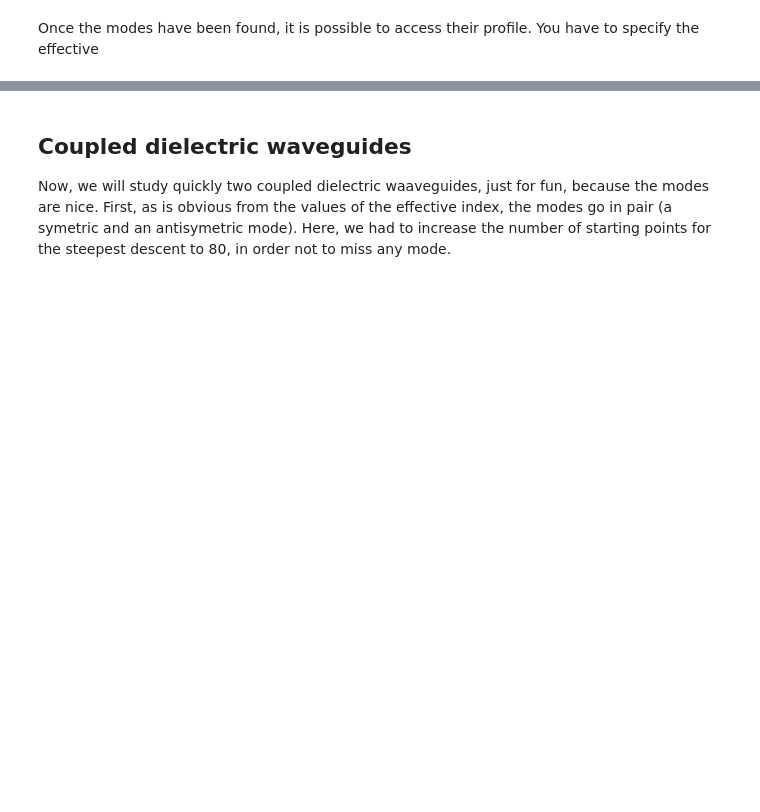
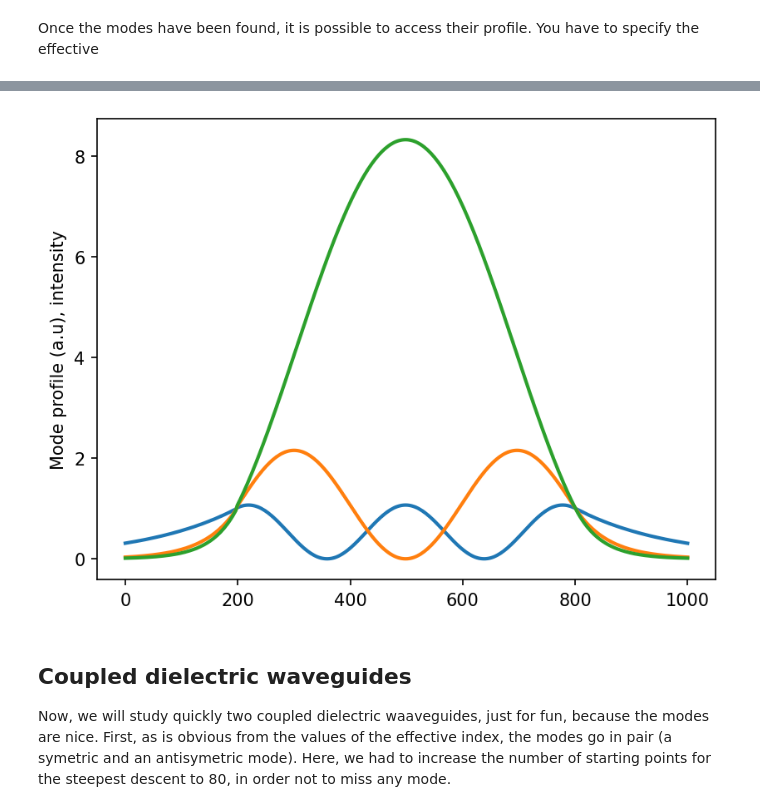
Before and after one commit to AnMoreau/PyMoosh, a Jupyter notebook: notebooks/Finding_representing_guided_modes.ipynb, the cells around one changed output, grey strips where cells are left out. Drawn from its saved outputs; the diff is of its cells as text; code cells hidden in the pictures; blank space fills up the shorter version.

```diff
--- a/notebooks/Finding_representing_guided_modes.ipynb
+++ b/notebooks/Finding_representing_guided_modes.ipynb
@@ -72,9 +77,11 @@ Once the modes have been found, it is possible to access their profile. You have
 # %%
 for k in range(len(modes)):
-    x,prof = Profile(structure,modes[k],wavelength,0)
+    x,prof = profile(structure,modes[k],wavelength,0)
     plt.plot(x,np.abs(prof)**2,linewidth = 2)
 plt.ylabel('Mode profile (a.u), intensity')
 plt.show()
+# %% [output]
+[figure, added]
 # %% [markdown]
 ## Coupled dielectric waveguides
 
```
Also changed, not shown: parts of 11 cells of this notebook, 11 other files.
